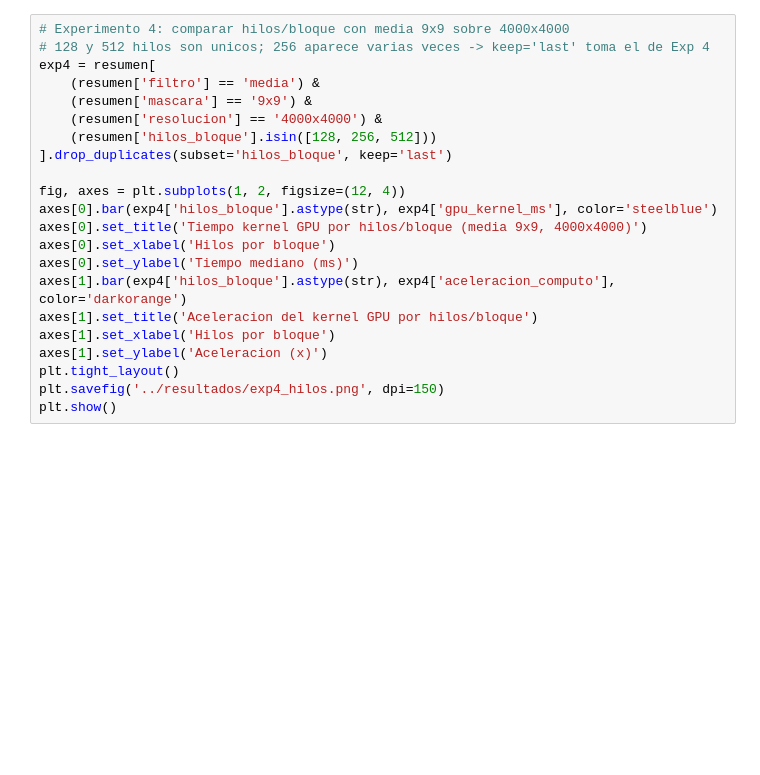
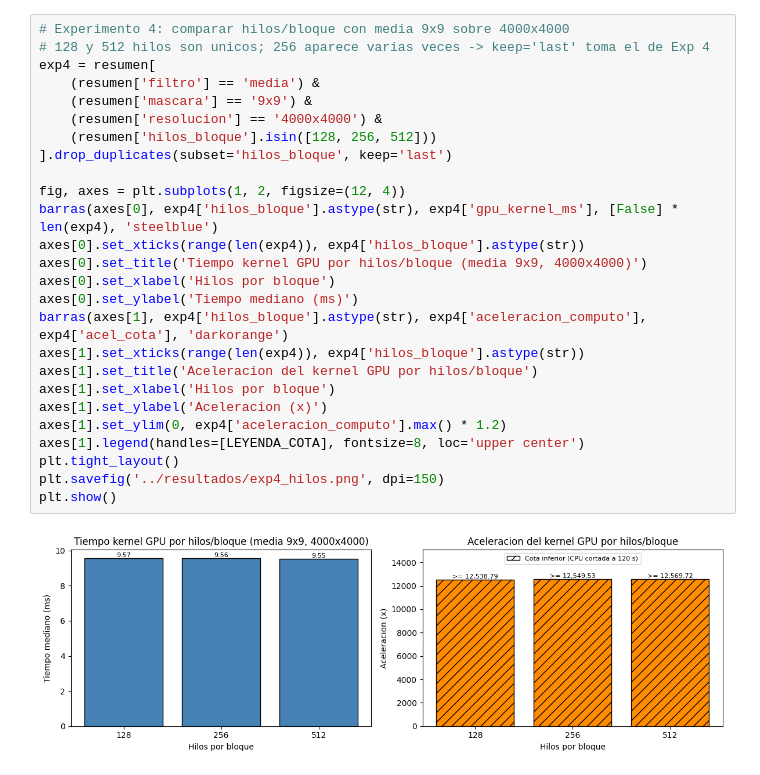
Before and after one commit to AndresEncalada/ComputacionParelela, a Jupyter notebook: analisis/grafico.ipynb, the cells around one changed output. Saved outputs shown, nothing was run; the diff lists cells and outputs as text; blank space fills up the shorter version.

```diff
--- a/analisis/grafico.ipynb
+++ b/analisis/grafico.ipynb
@@ -64,22 +126,28 @@ plt.show()
 # %%
 # Experimento 4: comparar hilos/bloque con media 9x9 sobre 4000x4000
 # 128 y 512 hilos son unicos; 256 aparece varias veces -> keep='last' toma el de Exp 4
 exp4 = resumen[
     (resumen['filtro'] == 'media') &
     (resumen['mascara'] == '9x9') &
     (resumen['resolucion'] == '4000x4000') &
     (resumen['hilos_bloque'].isin([128, 256, 512]))
 ].drop_duplicates(subset='hilos_bloque', keep='last')
 
 fig, axes = plt.subplots(1, 2, figsize=(12, 4))
-axes[0].bar(exp4['hilos_bloque'].astype(str), exp4['gpu_kernel_ms'], color='steelblue')
+barras(axes[0], exp4['hilos_bloque'].astype(str), exp4['gpu_kernel_ms'], [False] * len(exp4), 'steelblue')
+axes[0].set_xticks(range(len(exp4)), exp4['hilos_bloque'].astype(str))
 axes[0].set_title('Tiempo kernel GPU por hilos/bloque (media 9x9, 4000x4000)')
 axes[0].set_xlabel('Hilos por bloque')
 axes[0].set_ylabel('Tiempo mediano (ms)')
-axes[1].bar(exp4['hilos_bloque'].astype(str), exp4['aceleracion_computo'], color='darkorange')
+barras(axes[1], exp4['hilos_bloque'].astype(str), exp4['aceleracion_computo'], exp4['acel_cota'], 'darkorange')
+axes[1].set_xticks(range(len(exp4)), exp4['hilos_bloque'].astype(str))
 axes[1].set_title('Aceleracion del kernel GPU por hilos/bloque')
 axes[1].set_xlabel('Hilos por bloque')
 axes[1].set_ylabel('Aceleracion (x)')
+axes[1].set_ylim(0, exp4['aceleracion_computo'].max() * 1.2)
+axes[1].legend(handles=[LEYENDA_COTA], fontsize=8, loc='upper center')
 plt.tight_layout()
 plt.savefig('../resultados/exp4_hilos.png', dpi=150)
 plt.show()
+# %% [output]
+[figure, added]
```
Also changed, not shown: parts of 5 cells of this notebook.
